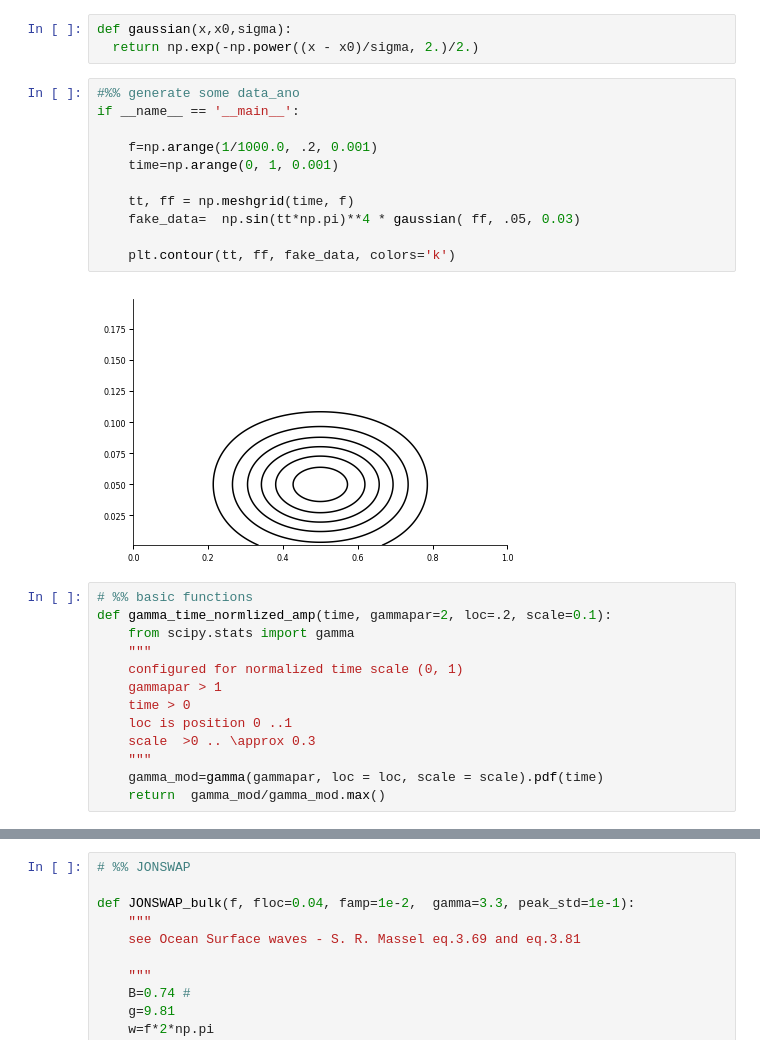
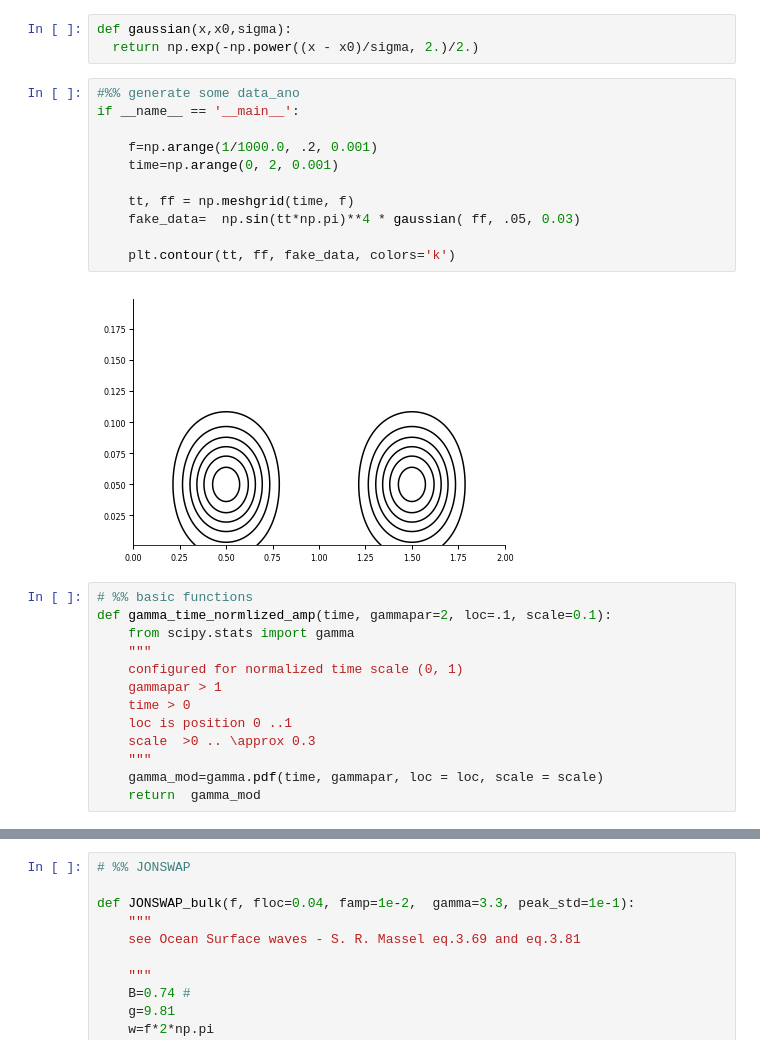
Before and after one commit to mochell/stormy_forerunners, a Jupyter notebook: models/JONSWAP_gamma.ipynb, the cells around one changed output, grey strips where cells are left out. Saved outputs shown, nothing was run; the diff lists cells and outputs as text.

```diff
--- a/models/JONSWAP_gamma.ipynb
+++ b/models/JONSWAP_gamma.ipynb
@@ -30,19 +31,19 @@ def gaussian(x,x0,sigma):
 # %%
 #%% generate some data_ano
 if __name__ == '__main__':
 
     f=np.arange(1/1000.0, .2, 0.001)
-    time=np.arange(0, 1, 0.001)
+    time=np.arange(0, 2, 0.001)
 
     tt, ff = np.meshgrid(time, f)
     fake_data=  np.sin(tt*np.pi)**4 * gaussian( ff, .05, 0.03)
 
     plt.contour(tt, ff, fake_data, colors='k')
 # %% [output]
-[figure, old version]
+[figure, new version]
 # %%
 # %% basic functions
-def gamma_time_normlized_amp(time, gammapar=2, loc=.2, scale=0.1):
+def gamma_time_normlized_amp(time, gammapar=2, loc=.1, scale=0.1):
     from scipy.stats import gamma
     """
     configured for normalized time scale (0, 1)
@@ -51,5 +52,5 @@ def gamma_time_normlized_amp(time, gammapar=2, loc=.2, scale=0.1):
     loc is position 0 ..1
     scale  >0 .. \approx 0.3
     """
-    gamma_mod=gamma(gammapar, loc = loc, scale = scale).pdf(time)
-    return  gamma_mod/gamma_mod.max()
+    gamma_mod=gamma.pdf(time, gammapar, loc = loc, scale = scale)
+    return  gamma_mod
```
Also changed, not shown: parts of 11 cells of this notebook, 5 other files.
